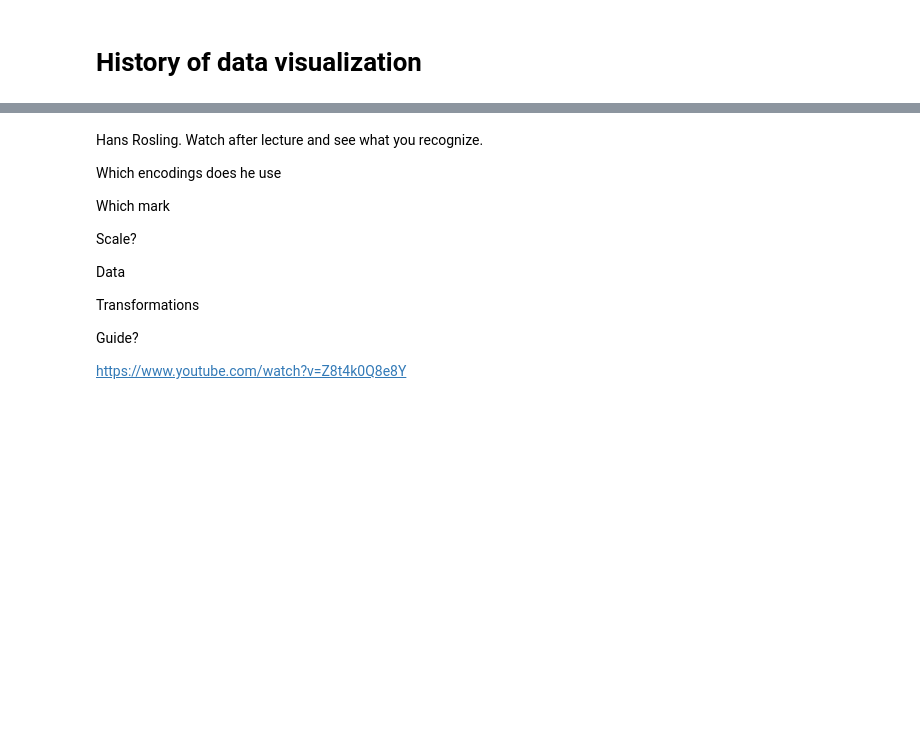
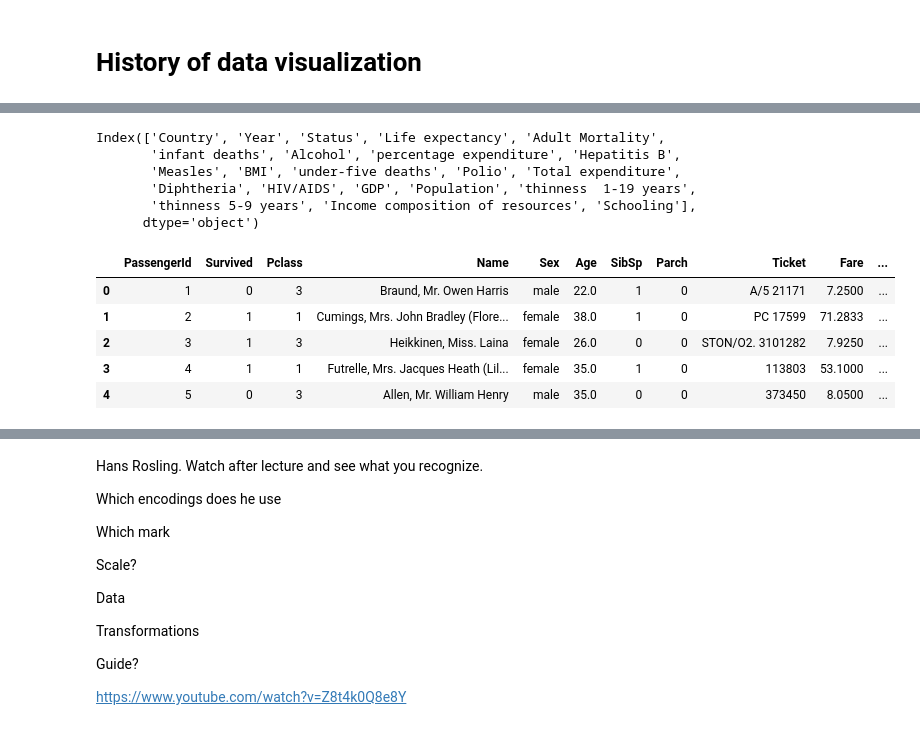
Before and after one commit to NHameleers/pythonprogrammingcoursefhml, a Jupyter notebook: Lectures/Lecture11-DataVisualization/Lecture11-DataVisualization.ipynb, the cells around one changed output, grey strips where cells are left out. Saved outputs shown, nothing was run; the diff lists cells and outputs as text; code cells hidden in the pictures; blank space fills up the shorter version.

```diff
--- a/Lectures/Lecture11-DataVisualization/Lecture11-DataVisualization.ipynb
+++ b/Lectures/Lecture11-DataVisualization/Lecture11-DataVisualization.ipynb
@@ -46,0 +80,20 @@ https://www.visualcapitalist.com/wp-content/uploads/2018/04/data-viz-cholera.htm
+# %%
+life.columns
+# %% [output]
+Index(['Country', 'Year', 'Status', 'Life expectancy', 'Adult Mortality',
+       'infant deaths', 'Alcohol', 'percentage expenditure', 'Hepatitis B',
+       'Measles', 'BMI', 'under-five deaths', 'Polio', 'Total expenditure',
+       'Diphtheria', 'HIV/AIDS', 'GDP', 'Population', 'thinness  1-19 years',
+       'thinness 5-9 years', 'Income composition of resources', 'Schooling'],
+      dtype='object')
+# %%
+titanic = pd.read_csv('https://raw.githubusercontent.com/NHameleers/dtz2025-datasets/master/titanic.csv')
+
+titanic.head()
+# %% [output]
+|  | PassengerId | Survived | Pclass | Name | Sex | Age | SibSp | Parch | Ticket | Fare | ... |
+| 0 | 1 | 0 | 3 | Braund, Mr. Owen Harris | male | 22.0 | 1 | 0 | A/5 21171 | 7.2500 | ... |
+| 1 | 2 | 1 | 1 | Cumings, Mrs. John Bradley (Flore... | female | 38.0 | 1 | 0 | PC 17599 | 71.2833 | ... |
+| 2 | 3 | 1 | 3 | Heikkinen, Miss. Laina | female | 26.0 | 0 | 0 | STON/O2. 3101282 | 7.9250 | ... |
+| 3 | 4 | 1 | 1 | Futrelle, Mrs. Jacques Heath (Lil... | female | 35.0 | 1 | 0 | 113803 | 53.1000 | ... |
+| 4 | 5 | 0 | 3 | Allen, Mr. William Henry | male | 35.0 | 0 | 0 | 373450 | 8.0500 | ... |
```
Also changed, not shown: parts of 34 cells of this notebook, 2 other files.
